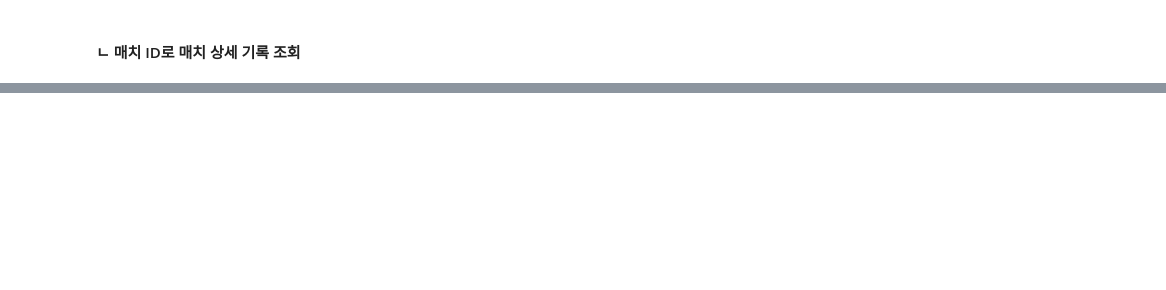
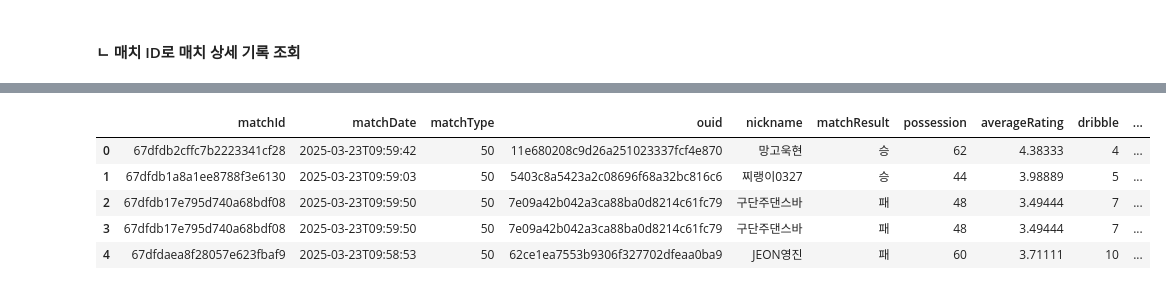
Before and after one commit to harrym8n/Proj_FC_Online, a Jupyter notebook: fconline_api_call.ipynb, the cells around one changed output, grey strips where cells are left out. Drawn from its saved outputs; the diff is of its cells as text; code cells hidden in the pictures; blank space fills up the shorter version.

Commit message:
Download recent matches data and debug some codes

```diff
--- a/fconline_api_call.ipynb
+++ b/fconline_api_call.ipynb
@@ -356,0 +398,87 @@ all_match_info_list[0]
+# %%
+# 필요한 데이터만 정리
+columns = [
+    'matchId','matchDate', 'matchType',"ouid","nickname", "matchResult", "possession", "averageRating", "dribble", "cornerKick", "offsideCount",
+    "shootTotal", "effectiveShootTotal", "goalTotal", "shootPenaltyKick", "goalPenaltyKick",
+    "passTry", "passSuccess", "shortPassTry", "shortPassSuccess", "longPassTry", "longPassSuccess",
+    "throughPassTry", "throughPassSuccess", "tackleTry", "tackleSuccess", "blockTry", "blockSuccess",
+    "goalTime", "x", "y", "type", "result", "spId", "assist", "assistSpId", "hitPost", "inPenalty"
+]
+
+all_match_df = pd.DataFrame(columns=columns)
+
+# 주어진 데이터
+for info in all_match_info_list:
+    if 'error' in info.keys():
+        pass
+    else:
+        match_info = info['matchInfo']
+
+        data_list = []
+
+        for player in match_info:
+            match_detail = player['matchDetail']
+            shoot = player['shoot']
+            passing = player['pass']
+            defence = player['defence']
+
+            for shot in player.get('shootDetail', []):
+
+                row = {
+                    'matchId': info['matchId'],
+                    'matchDate': info['matchDate'],
+                    'matchType': info['matchType'],
+                    "ouid": player['ouid'],
+                    "nickname": player['nickname'],
+                    "matchResult": match_detail['matchResult'],
+                    "possession": match_detail['possession'],
+                    "averageRating": match_detail['averageRating'],
+                    "dribble": match_detail['dribble'],
+                    "cornerKick": match_detail['cornerKick'],
+                    "offsideCount": match_detail['offsideCount'],
+                    "shootTotal": shoot['shootTotal'],
+                    "effectiveShootTotal": shoot['effectiveShootTotal'],
+                    "goalTotal": shoot['goalTotal'],
+                    "shootPenaltyKick": shoot['shootPenaltyKick'],
+                    "goalPenaltyKick": shoot['goalPenaltyKick'],
+                    "passTry": passing['passTry'],
+                    "passSuccess": passing['passSuccess'],
+                    "shortPassTry": passing['shortPassTry'],
+                    "shortPassSuccess": passing['shortPassSuccess'],
+                    "longPassTry": passing['longPassTry'],
+                    "longPassSuccess": passing['longPassSuccess'],
+                    "throughPassTry": passing['throughPassTry'],
+                    "throughPassSuccess": passing['throughPassSuccess'],
+                    "tackleTry": defence['tackleTry'],
+                    "tackleSuccess": defence['tackleSuccess'],
+                    "blockTry": defence['blockTry'],
+                    "blockSuccess": defence['blockSuccess'],
+                    "goalTime": shot['goalTime'],
+                    "x": shot['x'],
+                    "y": shot['y'],
+                    "type": shot['type'],
+                    "result": shot['result'],
+                    "spId": shot['spId'],
+                    "assist": shot['assist'],
+                    "assistSpId": shot['assistSpId'],
+                    "hitPost": shot['hitPost'],
+                    "inPenalty": shot['inPenalty']
+                }
+
+                data_list.append(row)
+
+        # Pandas DataFrame 생성
+        tmp_df = pd.DataFrame(data_list, columns=columns)
+
+        all_match_df = pd.concat([all_match_df,tmp_df],axis=0, ignore_index=True)
+
+
+# 데이터 출력
+all_match_df.head()
+# %% [output]
+|  | matchId | matchDate | matchType | ouid | nickname | matchResult | possession | averageRating | dribble | ... |
+| 0 | 67dfdb2cffc7b2223341cf28 | 2025-03-23T09:59:42 | 50 | 11e680208c9d26a251023337fcf4e870 | 망고욱현 | 승 | 62 | 4.38333 | 4 | ... |
+| 1 | 67dfdb1a8a1ee8788f3e6130 | 2025-03-23T09:59:03 | 50 | 5403c8a5423a2c08696f68a32bc816c6 | 찌랭이0327 | 승 | 44 | 3.98889 | 5 | ... |
+| 2 | 67dfdb17e795d740a68bdf08 | 2025-03-23T09:59:50 | 50 | 7e09a42b042a3ca88ba0d8214c61fc79 | 구단주댄스바 | 패 | 48 | 3.49444 | 7 | ... |
+| 3 | 67dfdb17e795d740a68bdf08 | 2025-03-23T09:59:50 | 50 | 7e09a42b042a3ca88ba0d8214c61fc79 | 구단주댄스바 | 패 | 48 | 3.49444 | 7 | ... |
+| 4 | 67dfdaea8f28057e623fbaf9 | 2025-03-23T09:58:53 | 50 | 62ce1ea7553b9306f327702dfeaa0ba9 | JEON영진 | 패 | 60 | 3.71111 | 10 | ... |
```
Also changed, not shown: parts of 12 cells of this notebook, 1 other file.
